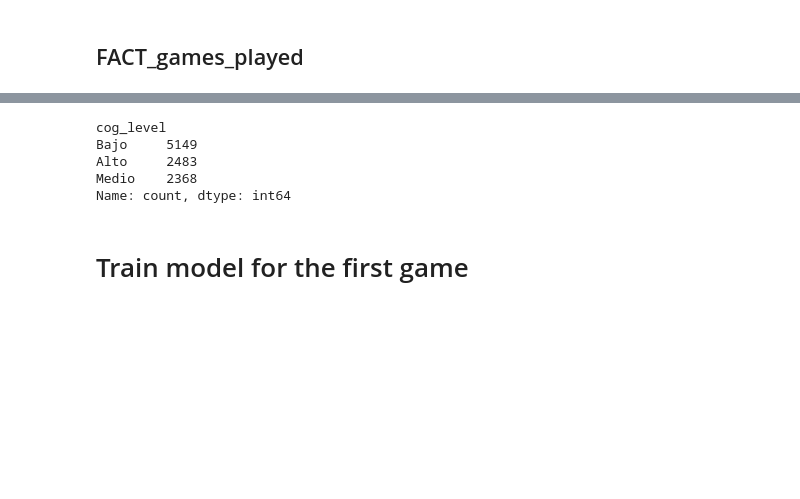
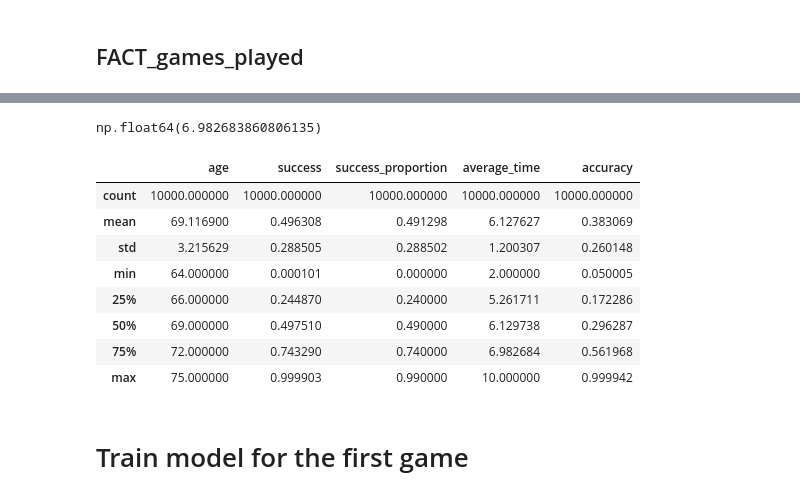
Before and after one commit to carmenvilanova/SeniorTrAIning, a Jupyter notebook: main_data/notebooks/main_notebook.ipynb, the cells around one changed output, grey strips where cells are left out. Saved outputs shown, nothing was run; the diff lists cells and outputs as text; code cells hidden in the pictures; blank space fills up the shorter version.

```diff
--- a/main_data/notebooks/main_notebook.ipynb
+++ b/main_data/notebooks/main_notebook.ipynb
@@ -225,2 +239,6 @@ merged_dataframe.describe()
+# %%
+merged_dataframe["average_time"].quantile(0.75)
+# %% [output]
+np.float64(6.982683860806135)
 # %%
 # Generate cognitive level value
@@ -229,13 +247,17 @@ acc_reference = 0.2
 merged_dataframe["cog_level"] = merged_dataframe.apply(lambda row: random_data_generator.generate_cog_state(row["average_time"], row["accuracy"], time_reference, acc_reference ), axis=1)
 # %%
 # Check
-merged_dataframe["cog_level"].value_counts()
+merged_dataframe.describe()
 # %% [output]
-cog_level
-Bajo     5149
-Alto     2483
-Medio    2368
-Name: count, dtype: int64
+|  | age | success | success_proportion | average_time | accuracy |
+| count | 10000.000000 | 10000.000000 | 10000.000000 | 10000.000000 | 10000.000000 |
+| mean | 69.116900 | 0.496308 | 0.491298 | 6.127627 | 0.383069 |
+| std | 3.215629 | 0.288505 | 0.288502 | 1.200307 | 0.260148 |
+| min | 64.000000 | 0.000101 | 0.000000 | 2.000000 | 0.050005 |
+| 25% | 66.000000 | 0.244870 | 0.240000 | 5.261711 | 0.172286 |
+| 50% | 69.000000 | 0.497510 | 0.490000 | 6.129738 | 0.296287 |
+| 75% | 72.000000 | 0.743290 | 0.740000 | 6.982684 | 0.561968 |
+| max | 75.000000 | 0.999903 | 0.990000 | 10.000000 | 0.999942 |
 # %% [markdown]
 # Train model for the first game
 # %%
```
Also changed, not shown: parts of 18 cells of this notebook, 3 other files.
